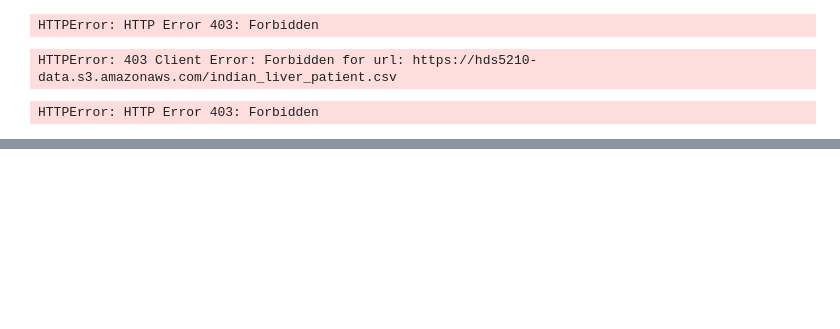
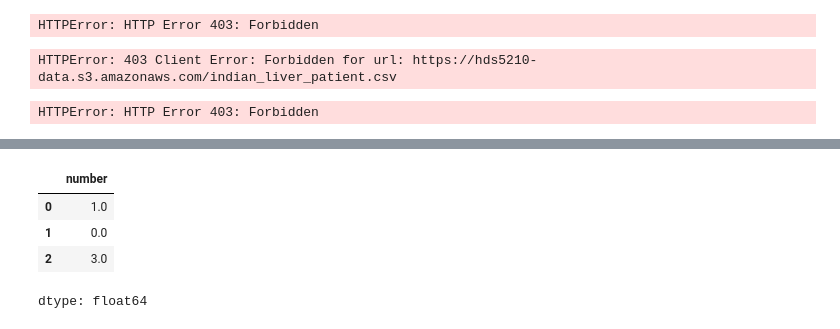
Before and after one commit to SRARNAB7/SRARNAB7, a Jupyter notebook: Interview_Preparation_Feb_2026.ipynb, the cells around one changed output, grey strips where cells are left out. Cells and saved outputs as stored; diff of their text form; code cells hidden in the pictures; blank space fills up the shorter version.

```diff
--- a/Interview_Preparation_Feb_2026.ipynb
+++ b/Interview_Preparation_Feb_2026.ipynb
@@ -101,0 +113,8 @@ total
+# %%
+data['number'].fillna(0)
+# %% [output]
+|  | number |
+| 0 | 1.0 |
+| 1 | 0.0 |
+| 2 | 3.0 |
+dtype: float64
```
Also changed, not shown: parts of 8 cells of this notebook.
